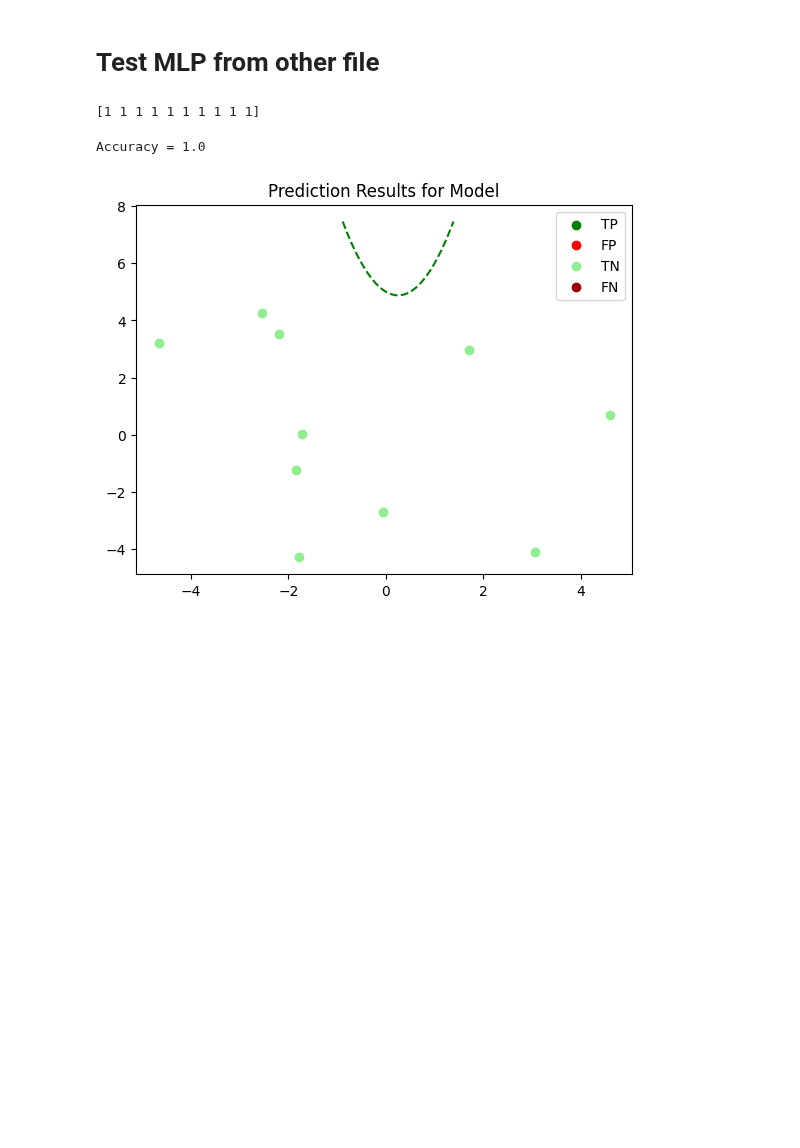
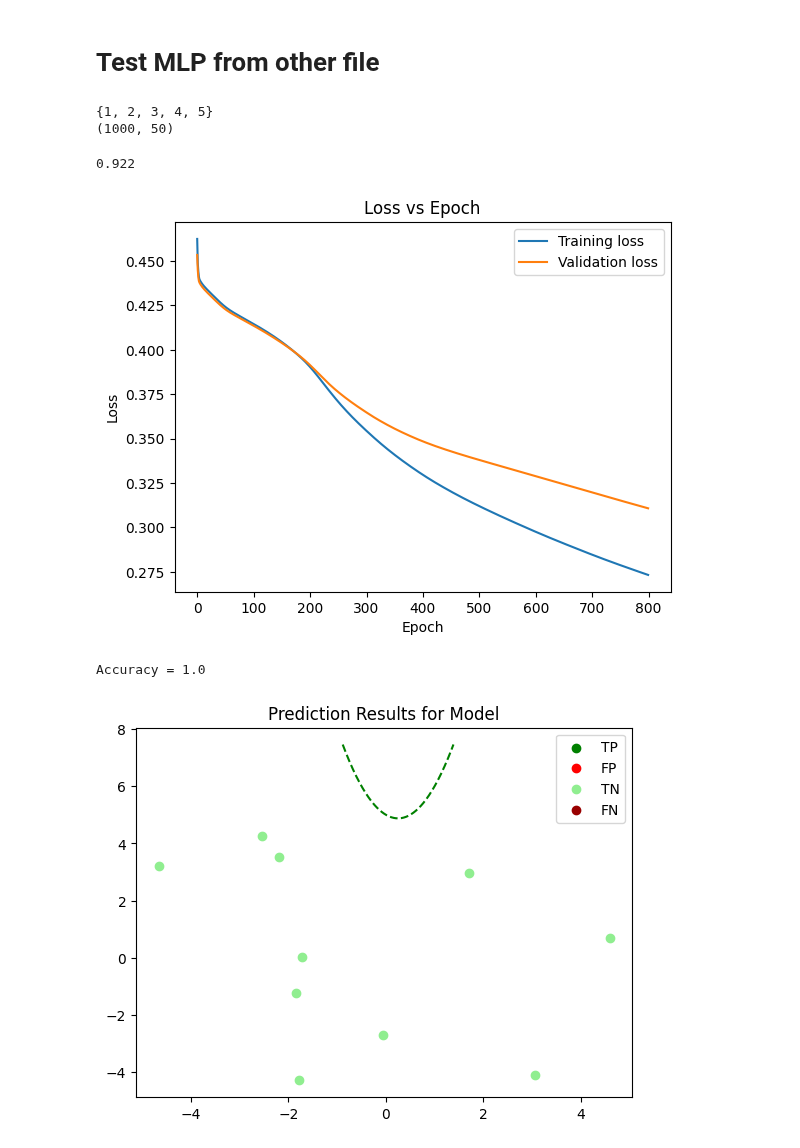
Before and after one commit to wumphlett/ML-Project, a Jupyter notebook: simpleMLP.ipynb, the cells around one changed output. Cells and saved outputs as stored; diff of their text form; code cells hidden in the pictures; blank space fills up the shorter version.

Commit message:
added regularization and validation loss checking

```diff
--- a/simpleMLP.ipynb
+++ b/simpleMLP.ipynb
@@ -13,4 +10,42 @@ The autoreload extension is already loaded. To reload it, use:
 # %% [markdown]
 # Test MLP from other file
+# %%
+from sklearn.datasets import make_classification
+
+X, y = make_classification(
+    n_samples=1000,
+    n_features=50,
+    n_informative=10,
+    n_classes=5,
+    n_redundant=0,
+    n_repeated=0,
+    n_clusters_per_class=1,
+    random_state=0
+    )
+y += 1
+print(set(y))
+print(X.shape)
+# %% [output]
+{1, 2, 3, 4, 5}
+(1000, 50)
+# %%
+
+mlp = MultiLayerPerceptron(
+    epochs=800,
+    lr=0.2,
+    activation='sigmoid',
+    hidden_layers=[50, 30, 10],
+    regularization="L1",
+    reg_const=0.0001
+)
+
+mlp.fit(X, y, batch_size=50, use_val=0.2)
+print(mlp.score(X, y))
+# %% [output]
+0.922
+# %%
+mlp.plot_loss()
+# %% [output]
+[figure, added]
 # %%
 p = TwoDimProblem(value_range=5)
@@ -19,21 +55,3 @@ X = csr_matrix(X)
-# %%
-
-mlp = MultiLayerPerceptron(
-    epochs=10,
-    lr=0.1,
-    activation='sigmoid',
-    # input_layer=2,
-    hidden_layers=[5,3],
-    # output_layer=2
-    )
-
-mlp.fit(X,y, batch_size=1)
-pred = mlp.predict(X)
-print(pred)
-# p.plotPred(pred, show_correct=True)
-# mlp.plot_loss()
-# %% [output]
-[1 1 1 1 1 1 1 1 1 1]
 # %%
 from sklearn.neural_network import MLPClassifier
 clf = MLPClassifier(
```
Also changed, not shown: parts of 2 cells of this notebook, 1 other file.
